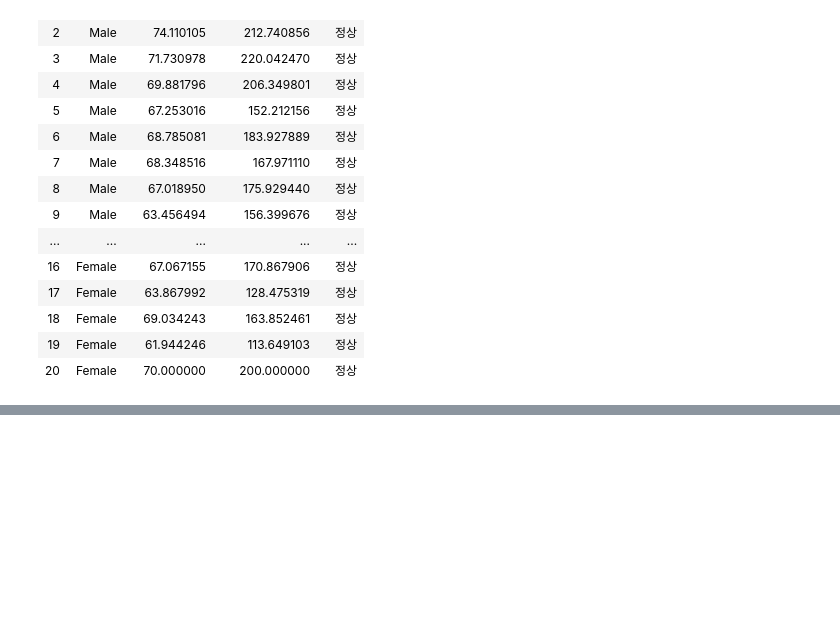
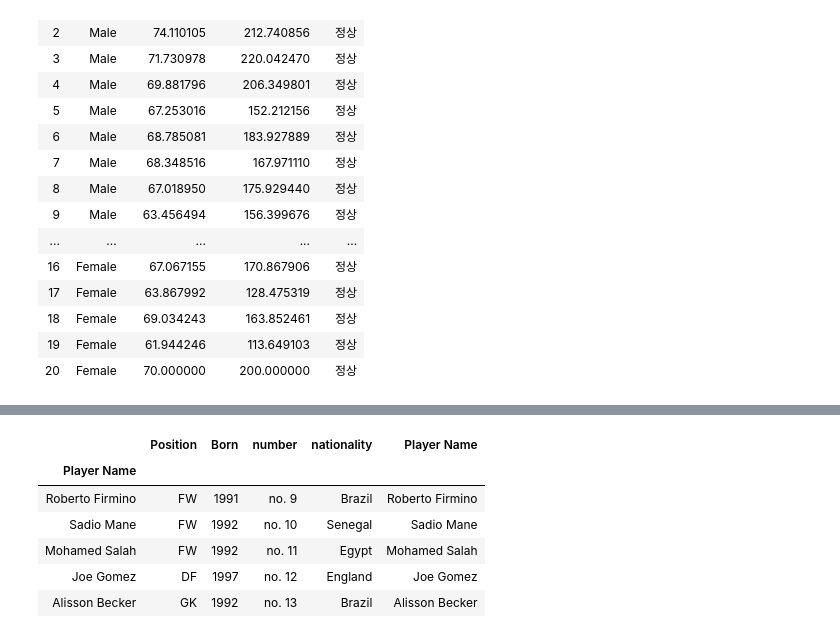
Before and after one commit to woodg1207/TIL, a Jupyter notebook: 99_home_doodle/datascience/04_DataFrame 값쓰기.ipynb, the cells around one changed output, grey strips where cells are left out. Cells and saved outputs as stored; diff of their text form; code cells hidden in the pictures; blank space fills up the shorter version.

```diff
--- a/99_home_doodle/datascience/04_DataFrame 값쓰기.ipynb
+++ b/99_home_doodle/datascience/04_DataFrame 값쓰기.ipynb
@@ -291,0 +315,2 @@ df
+# %%
+liverpool_df.rename(columns={'position': 'Position'}, inplace=True)
@@ -291,0 +326,3 @@ df
+# %%
+liverpool_df.rename(columns={'position': 'Position', 'born':'Born'}, inplace=True)
+liverpool_df
@@ -291,0 +336,4 @@ df
+# %%
+## 인덱스 이름지어주기
+liverpool_df.index.name='Player Name'
+liverpool_df
@@ -291,0 +348,3 @@ df
+# %%
+#등번호를 인덱스로 정해줄때
+liverpool_df.set_index('number')
@@ -291,0 +359,12 @@ df
+# %%
+#기존 인덱스는 새로운 컬럼에 지정해야함
+liverpool_df['Player Name'] = liverpool_df.index
+liverpool_df
+# %% [output]
+|  | Position | Born | number | nationality | Player Name |
+| Player Name |  |  |  |  |  |
+| Roberto Firmino | FW | 1991 | no. 9 | Brazil | Roberto Firmino |
+| Sadio Mane | FW | 1992 | no. 10 | Senegal | Sadio Mane |
+| Mohamed Salah | FW | 1992 | no. 11 | Egypt | Mohamed Salah |
+| Joe Gomez | DF | 1997 | no. 12 | England | Joe Gomez |
+| Alisson Becker | GK | 1992 | no. 13 | Brazil | Alisson Becker |
```
Also changed, not shown: parts of 22 cells of this notebook, 9 other files.
